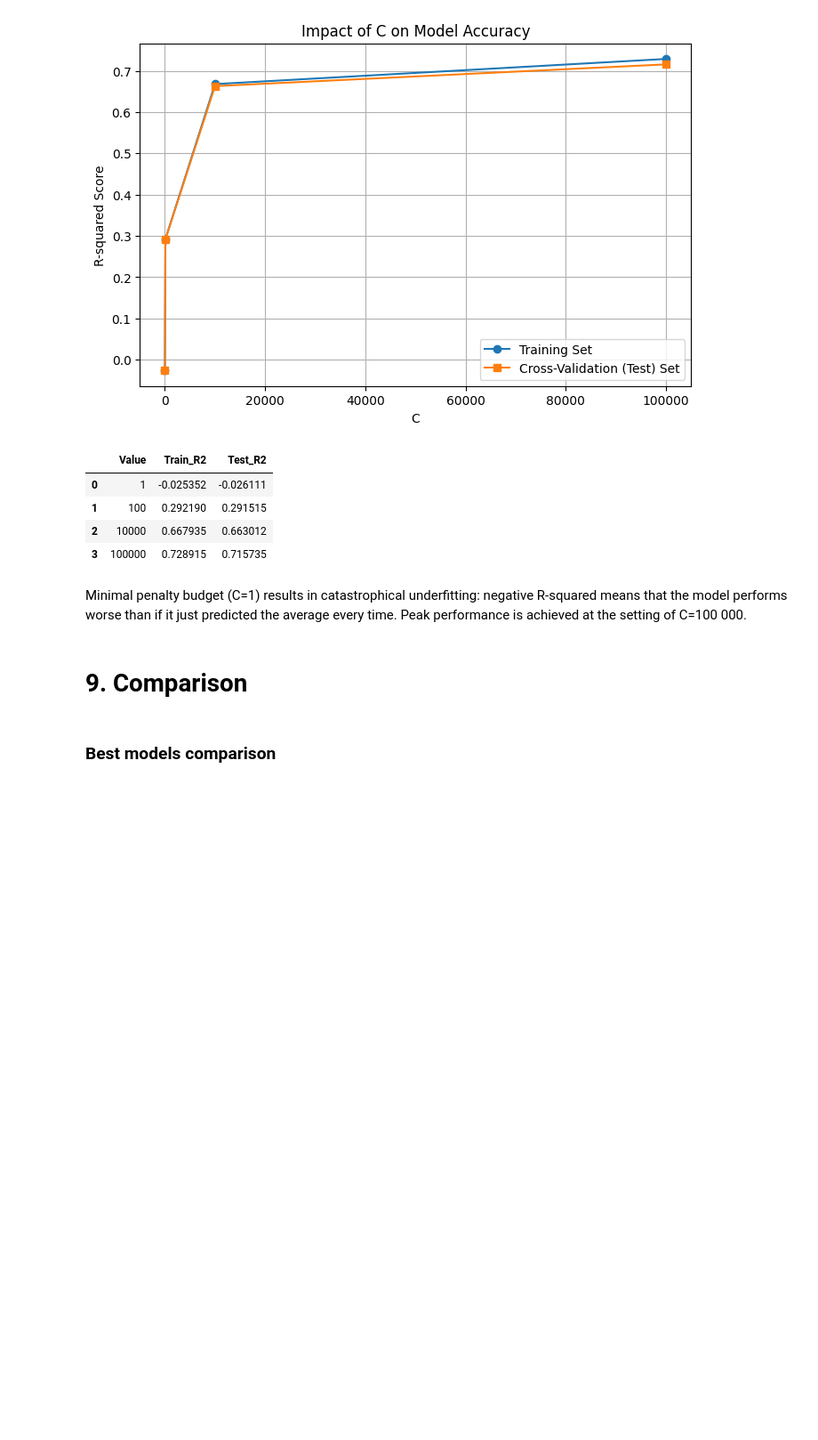
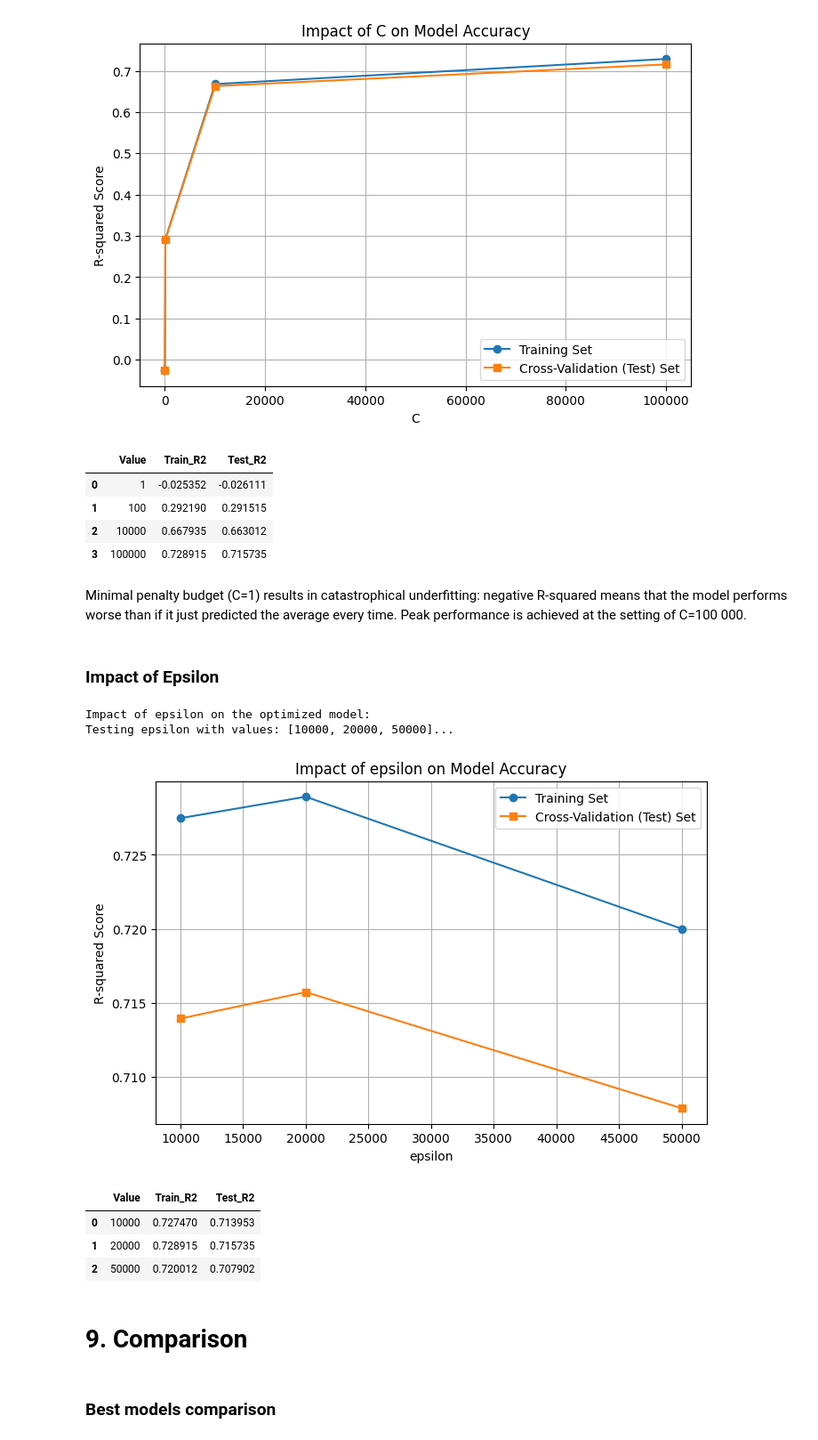
Before and after one commit to Projekty-IiE/NeuralEnjoyers, a Jupyter notebook: ML_Regression/ML_Regression.ipynb, the cells around one changed output. Shown at 89% size. Saved outputs shown, nothing was run; the diff lists cells and outputs as text; code cells hidden in the pictures; blank space fills up the shorter version.

```diff
--- a/ML_Regression/ML_Regression.ipynb
+++ b/ML_Regression/ML_Regression.ipynb
@@ -940,6 +915,29 @@ Testing C with values: [1, 100, 10000, 100000]...
 | 3 | 100000 | 0.728915 | 0.715735 |
 # %% [markdown]
 Minimal penalty budget (C=1) results in catastrophical underfitting: negative R-squared means that the model performs worse than if it just predicted the average every time. Peak performance is achieved at the setting of C=100 000.
+# %% [markdown]
+### Impact of Epsilon
+# %%
+print("Impact of epsilon on the optimized model:")
+
+svr_results = run_sklearn_experiment(
+    model=best_svr_model,
+    param_name='epsilon',
+    param_values=[10000, 20000, 50000],
+    X_train=X_train_scaled,
+    y_train=y_train,
+    cv=3
+)
+
+display(svr_results)
+# %% [output]
+Impact of epsilon on the optimized model:
+Testing epsilon with values: [10000, 20000, 50000]...
+[figure, added]
+|  | Value | Train_R2 | Test_R2 |
+| 0 | 10000 | 0.727470 | 0.713953 |
+| 1 | 20000 | 0.728915 | 0.715735 |
+| 2 | 50000 | 0.720012 | 0.707902 |
 # %% [markdown]
 # <a id="sekcja-comp"></a>9. Comparison
 # %% [markdown]
```
Also changed, not shown: parts of 8 cells of this notebook.
